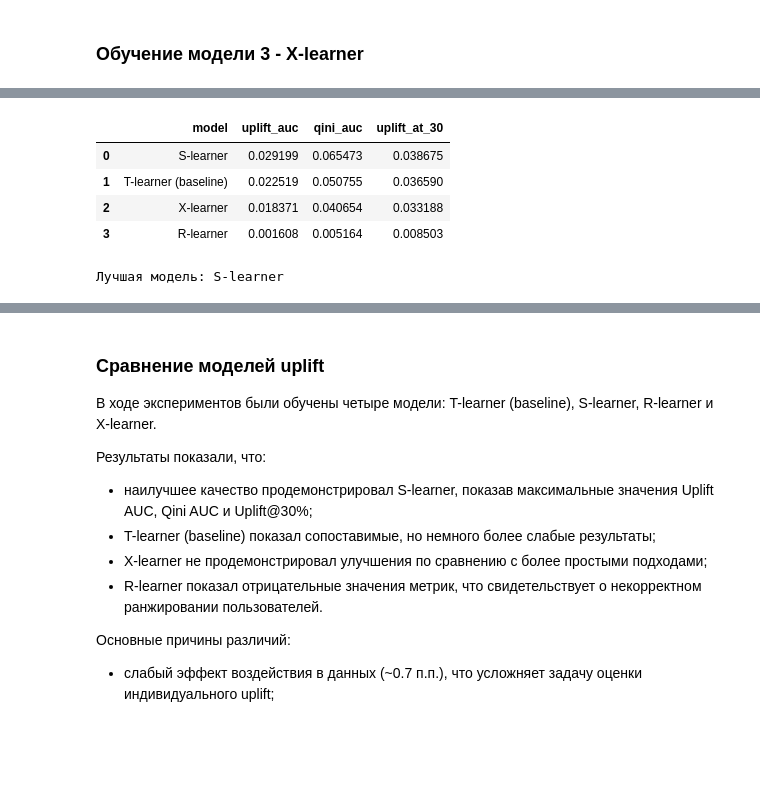
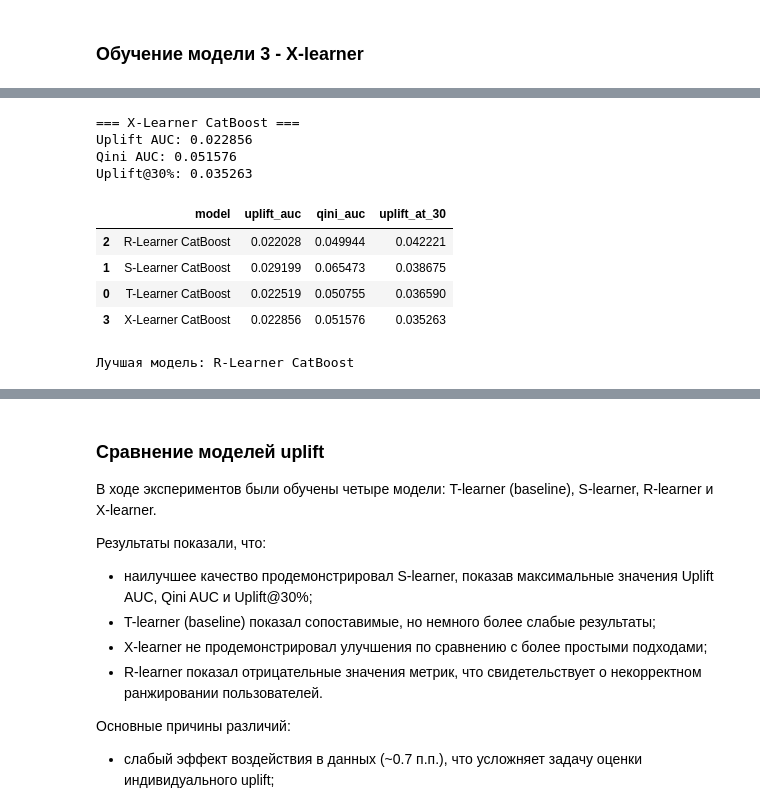
Before and after one commit to Manaam9/mle-uplift-final-project-2025, a Jupyter notebook: final_project_template.ipynb, the cells around one changed output, grey strips where cells are left out. Saved outputs shown, nothing was run; the diff lists cells and outputs as text; code cells hidden in the pictures; blank space fills up the shorter version.

```diff
--- a/final_project_template.ipynb
+++ b/final_project_template.ipynb
@@ -645,0 +731,7 @@ Uplift@30%: 0.03867503265868272
+# %%
+s_metrics = calculate_uplift_metrics(
+    name='S-Learner CatBoost',
+    y_true=y_test,
+    uplift_pred=uplift_pred_s,
+    treatment=treatment_test
+)
@@ -699,0 +783,7 @@ Uplift@30%: 0.008503176758491104
+# %%
+r_metrics = calculate_uplift_metrics(
+    name='R-Learner CatBoost',
+    y_true=y_test,
+    uplift_pred=uplift_pred_r,
+    treatment=treatment_test
+)
@@ -758,21 +833,38 @@ Uplift@30%: 0.03318755054968098
-# %%
-# Таблица результатов
-results = pd.DataFrame({
-    'model': ['T-learner (baseline)', 'S-learner', 'R-learner', 'X-learner'],
-    'uplift_auc': [uplift_auc_t, uplift_auc_s, uplift_auc_r, uplift_auc_x],
-    'qini_auc': [qini_auc_t, qini_auc_s, qini_auc_r, qini_auc_x],
-    'uplift_at_30': [uplift_30_t, uplift_30_s, uplift_30_r, uplift_30_x]
-}).sort_values('uplift_at_30', ascending=False).reset_index(drop=True)
-
-results
-# %% [output]
-|  | model | uplift_auc | qini_auc | uplift_at_30 |
-| 0 | S-learner | 0.029199 | 0.065473 | 0.038675 |
-| 1 | T-learner (baseline) | 0.022519 | 0.050755 | 0.036590 |
-| 2 | X-learner | 0.018371 | 0.040654 | 0.033188 |
-| 3 | R-learner | 0.001608 | 0.005164 | 0.008503 |
+# %%
+x_metrics = calculate_uplift_metrics(
+    name='X-Learner CatBoost',
+    y_true=y_test,
+    uplift_pred=uplift_pred_x,
+    treatment=treatment_test
+)
+# %% [output]
+=== X-Learner CatBoost ===
+Uplift AUC: 0.022856
+Qini AUC: 0.051576
+Uplift@30%: 0.035263
+# %%
+# Таблица результатов
+results = []
+
+results.append(t_metrics)
+results.append(s_metrics)
+results.append(r_metrics)
+results.append(x_metrics)
+
+results_df = pd.DataFrame(results).sort_values(
+    by='uplift_at_30',
+    ascending=False
+)
+
+results_df
+# %% [output]
+|  | model | uplift_auc | qini_auc | uplift_at_30 |
+| 2 | R-Learner CatBoost | 0.022028 | 0.049944 | 0.042221 |
+| 1 | S-Learner CatBoost | 0.029199 | 0.065473 | 0.038675 |
+| 0 | T-Learner CatBoost | 0.022519 | 0.050755 | 0.036590 |
+| 3 | X-Learner CatBoost | 0.022856 | 0.051576 | 0.035263 |
 # %%
-best_model = results.iloc[0]['model']
+best_model = results_df.iloc[0]['model']
 print(f"Лучшая модель: {best_model}")
 # %% [output]
-Лучшая модель: S-learner
+Лучшая модель: R-Learner CatBoost
```
Also changed, not shown: parts of 40 cells of this notebook, 4 other files.
